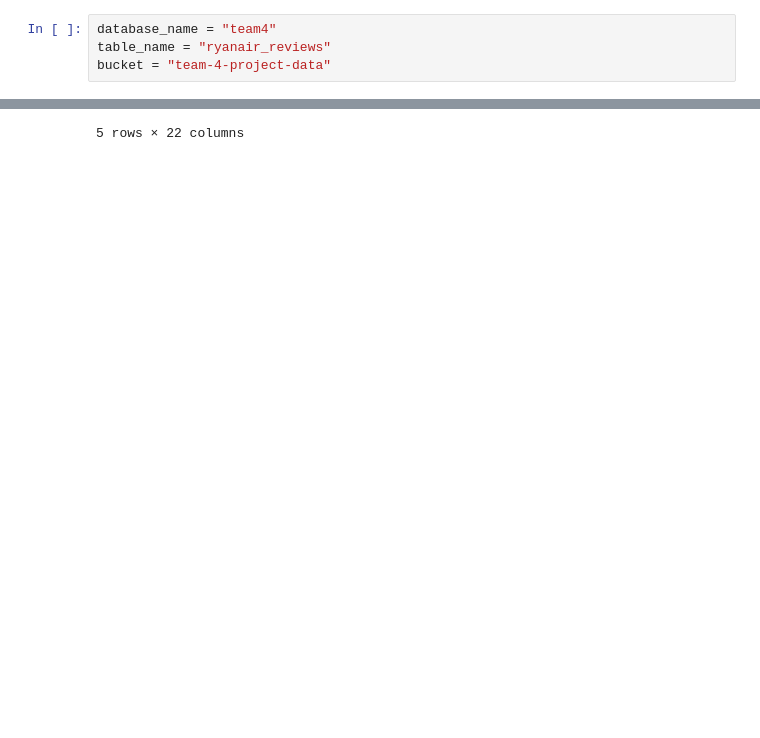
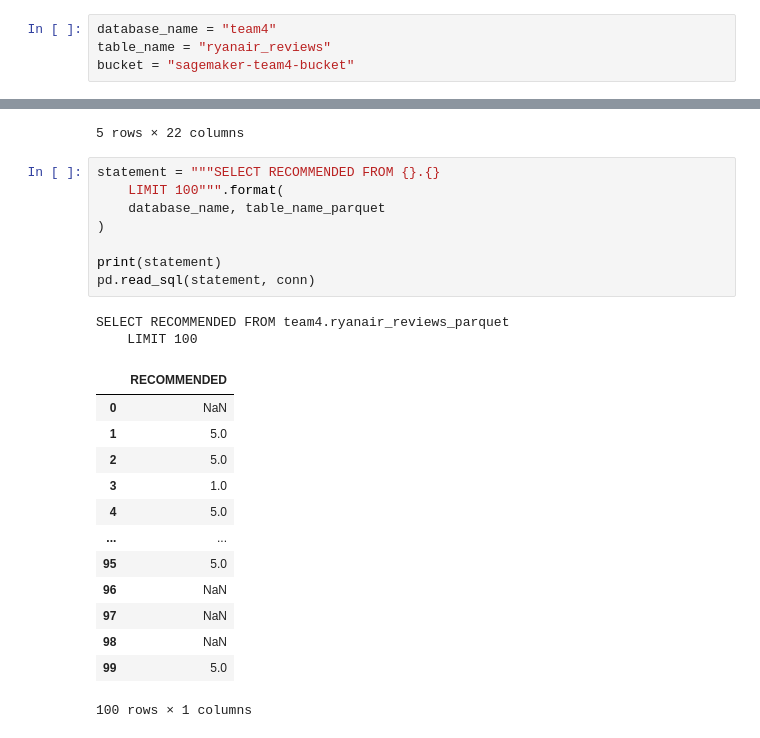
Before and after one commit to UVA-MLSys/Big-Data-Systems, a Jupyter notebook: Team 4/01_Ingest_Dataset.ipynb, the cells around one changed output, grey strips where cells are left out. Cells and saved outputs as stored; diff of their text form; blank space fills up the shorter version.

```diff
--- a/Team 4/01_Ingest_Dataset.ipynb
+++ b/Team 4/01_Ingest_Dataset.ipynb
@@ -57,7 +55,7 @@ import pandas as pd
 # %%
 database_name = "team4"
 table_name = "ryanair_reviews"
-bucket = "team-4-project-data"
+bucket = "sagemaker-team4-bucket"
 # %%
 # Set S3 staging directory -- this is a temporary directory used for Athena queries
 s3_staging_dir = "s3://{0}/athena/staging".format(bucket)
@@ -267,3 +265,27 @@ df.head(5)
 | 3 | 2024-01-07 | 3 | 6 | United Kingdom | Trip Verified | “a decent offering from Ryanair” | "I should like to review my fligh... | ... |
 | 4 | 2024-01-06 | 4 | 10 | Israel | Trip Verified | “cabin crew were welcoming and fr... | "Flight left the gate ahead of sc... | ... |
 5 rows × 22 columns
+# %%
+statement = """SELECT RECOMMENDED FROM {}.{}
+    LIMIT 100""".format(
+    database_name, table_name_parquet
+)
+
+print(statement)
+pd.read_sql(statement, conn)
+# %% [output]
+SELECT RECOMMENDED FROM team4.ryanair_reviews_parquet
+    LIMIT 100
+|  | RECOMMENDED |
+| 0 | NaN |
+| 1 | 5.0 |
+| 2 | 5.0 |
+| 3 | 1.0 |
+| 4 | 5.0 |
+| ... | ... |
+| 95 | 5.0 |
+| 96 | NaN |
+| 97 | NaN |
+| 98 | NaN |
+| 99 | 5.0 |
+100 rows × 1 columns
```
Also changed, not shown: parts of 6 cells of this notebook, 8 other files.
